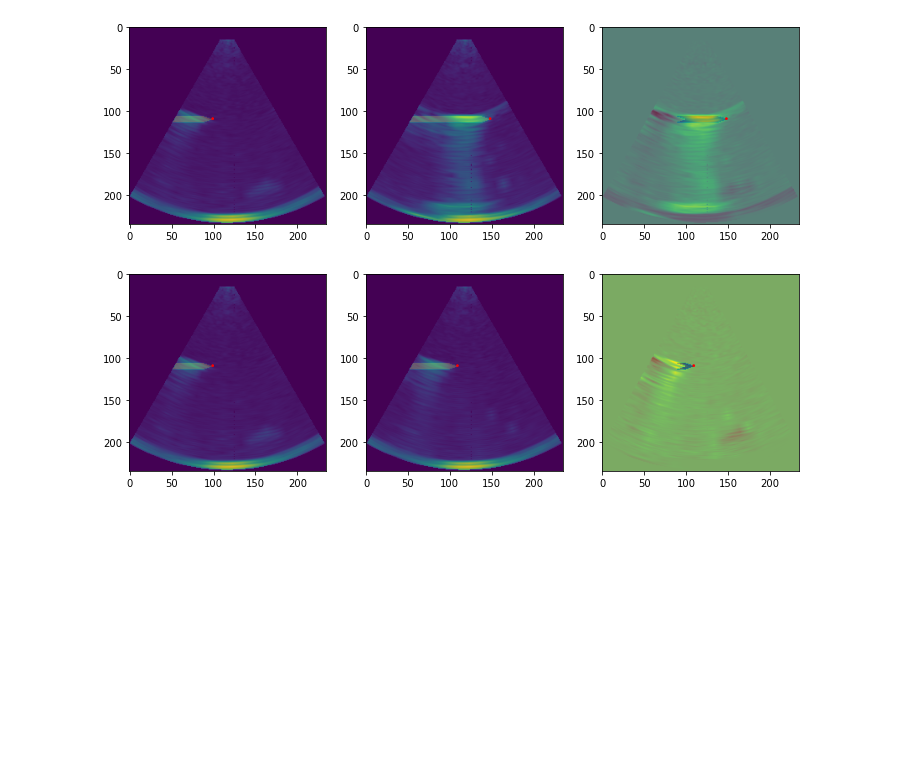
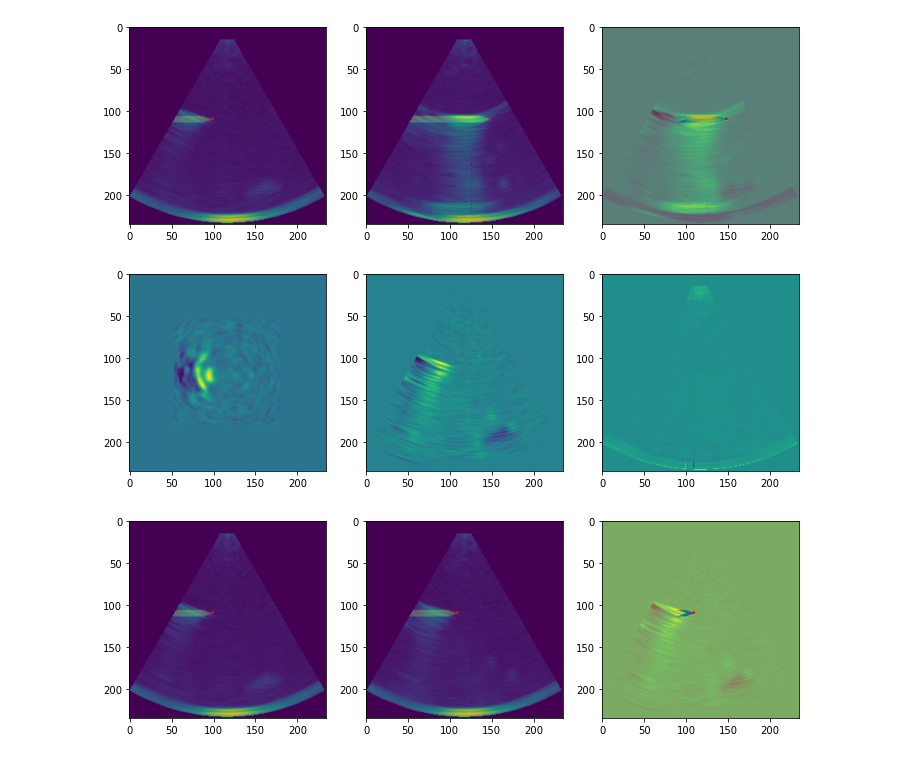
Before and after one commit to ryabovasasha08/US_3D_needle_detection, a Jupyter notebook: drafts.ipynb, the cells around one changed output. Drawn from its saved outputs; the diff is of its cells as text; code cells hidden in the pictures; blank space fills up the shorter version.

```diff
--- a/drafts.ipynb
+++ b/drafts.ipynb
@@ -93,6 +125,23 @@ ax.add_patch(patches.Circle((int(label_second[0]), int(label_second[1])), radius
 plt.show()
 # %% [output]
 [figure]
+# %%
+fig = plt.figure(figsize=(12, 12))
+
+ax = fig.add_subplot(1, 3, 1)
+plt.imshow(input_image[:, int(label_second[1]), :, frame_second].T - input_image[:, int(label_first[1]), :, frame_first].T)
+
+
+ax = fig.add_subplot(1, 3, 2)
+plt.imshow(input_image[:, :, int(label_second[2]), frame_second].T - input_image[:, :, int(label_first[2]), frame_first].T)
+
+
+
+ax = fig.add_subplot(1, 3, 3)
+plt.imshow(input_image[int(label_second[0]), :, :, frame_second] - input_image[int(label_first[0]), :, :, frame_first])
+plt.show()
+# %% [output]
+[figure, added]
 # %%
 frame_first = 0
 frame_second = 3
```
Also changed, not shown: parts of 7 cells of this notebook.
